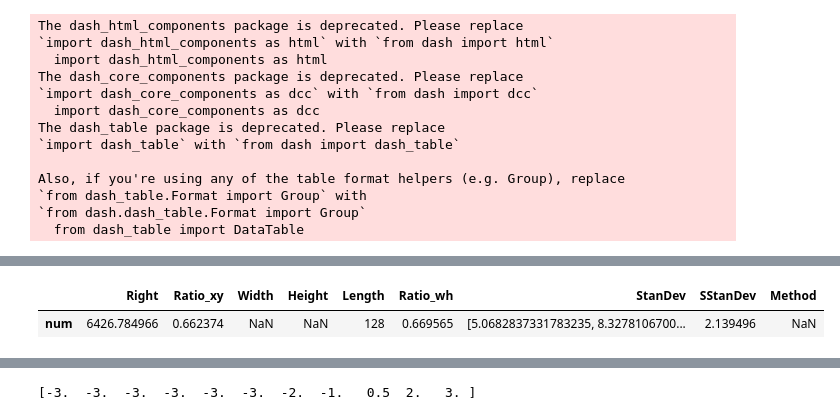
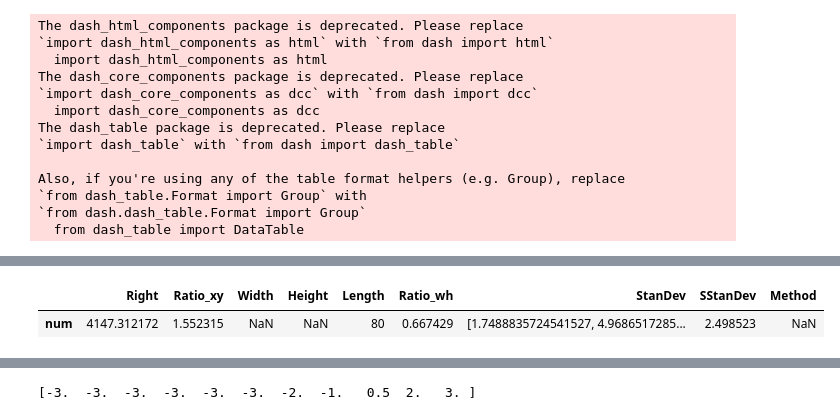
Before and after one commit to PedroGiacomelli/TRabalhoFinal, a Jupyter notebook: S2FinalProject.ipynb, the cells around one changed output, grey strips where cells are left out. Cells and saved outputs as stored; diff of their text form; code cells hidden in the pictures.

```diff
--- a/S2FinalProject.ipynb
+++ b/S2FinalProject.ipynb
@@ -568,11 +566,11 @@ NameError: name 'PreventUpdate' is not defined
 # ---------------------------------------------- DRAW NUM FILTER ---------------------------------------------- #
 
 
-lstx=[46.671875, 47.171875, 47.671875, 48.171875, 48.671875, 50.171875, 51.671875, 53.671875, 55.671875, 57.671875, 59.671875, 62.171875, 64.671875, 67.171875, 69.671875, 72.671875, 75.671875, 78.171875, 80.671875, 83.171875, 85.671875, 87.171875, 88.671875, 90.171875, 91.671875, 92.671875, 93.671875, 94.171875, 94.671875, 95.671875, 96.671875, 96.671875, 96.671875, 96.671875, 96.671875, 96.171875, 95.671875, 94.171875, 92.671875, 91.671875, 90.671875, 89.171875, 87.671875, 85.671875, 83.671875, 82.171875, 80.671875, 78.171875, 75.671875, 73.171875, 70.671875, 68.171875, 65.671875, 63.671875, 61.671875, 59.671875, 57.671875, 56.671875, 55.671875, 55.171875, 54.671875, 55.171875, 55.671875, 56.171875, 56.671875, 57.171875, 57.671875, 59.171875, 60.671875, 62.171875, 63.671875, 64.671875, 65.671875, 67.671875, 69.671875, 71.171875, 72.671875, 74.171875, 75.671875, 77.171875, 78.671875, 80.171875, 81.671875, 83.171875, 84.671875, 85.671875, 86.671875, 87.671875, 88.671875, 89.171875, 89.671875, 89.671875, 89.671875, 89.671875, 89.671875, 89.671875, 89.671875, 89.671875, 89.671875, 89.671875, 89.671875, 88.671875, 87.671875, 87.171875, 86.671875, 86.171875, 85.671875, 84.171875, 82.671875, 81.171875, 79.671875, 78.171875, 76.671875, 75.671875, 74.671875, 73.171875, 71.671875, 70.671875, 69.671875, 69.171875, 68.671875, 68.171875, 67.671875, 67.171875, 66.671875, 65.671875, 64.671875, 64.171875]
+lstx=[46.921875, 47.421875, 47.921875, 48.421875, 48.921875, 49.921875, 50.921875, 52.421875, 53.921875, 55.921875, 57.921875, 59.421875, 60.921875, 63.421875, 65.921875, 69.921875, 73.921875, 78.421875, 82.921875, 86.421875, 89.921875, 94.421875, 98.921875, 102.421875, 105.921875, 108.921875, 111.921875, 113.421875, 114.921875, 115.421875, 115.921875, 116.421875, 116.921875, 116.921875, 116.921875, 116.921875, 116.921875, 116.921875, 116.921875, 116.921875, 116.921875, 115.921875, 114.921875, 113.921875, 112.921875, 111.421875, 109.921875, 108.921875, 107.921875, 106.421875, 104.921875, 103.921875, 102.921875, 101.921875, 100.921875, 99.421875, 97.921875, 97.421875, 96.921875, 94.921875, 92.921875, 92.421875, 91.921875, 89.921875, 87.921875, 86.921875, 85.921875, 84.921875, 83.921875, 83.421875, 82.921875, 82.421875, 81.921875, 81.421875, 80.921875, 80.921875, 80.921875, 80.921875, 80.921875, 80.421875]
 
 
 
-lsty=[27, 27, 27, 27, 27, 26.5, 26, 26, 26, 26, 26, 26, 26, 26, 26, 26.5, 27, 27.5, 28, 29, 30, 30.5, 31, 32, 33, 34, 35, 36, 37, 38.5, 40, 41, 42, 44, 46, 47.5, 49, 50, 51, 52.5, 54, 55.5, 57, 58.5, 60, 61, 62, 63, 64, 65, 66, 66.5, 67, 67.5, 68, 68.5, 69, 69.5, 70, 70, 70, 70, 70, 70, 70, 70, 70, 70, 70, 70.5, 71, 72, 73, 74, 75, 76, 77, 78, 79, 81, 83, 84.5, 86, 88, 90, 91.5, 93, 94.5, 96, 97.5, 99, 101, 103, 104.5, 106, 108.5, 111, 112.5, 114, 115.5, 117, 119, 121, 121.5, 122, 123, 124, 125, 126, 127, 128, 129, 130, 131, 132, 133, 134, 134.5, 135, 135, 135, 135, 135, 135, 135, 135, 135, 135]
+lsty=[37.453125, 37.453125, 37.453125, 37.453125, 37.453125, 37.453125, 37.453125, 37.453125, 37.453125, 37.453125, 37.453125, 37.453125, 37.453125, 37.453125, 37.453125, 37.453125, 37.453125, 37.453125, 37.453125, 37.453125, 37.453125, 37.453125, 37.453125, 36.953125, 36.453125, 35.953125, 35.453125, 34.953125, 34.453125, 33.953125, 33.453125, 33.453125, 33.453125, 32.953125, 32.453125, 32.953125, 33.453125, 33.953125, 34.453125, 36.453125, 38.453125, 39.953125, 41.453125, 43.953125, 46.453125, 49.453125, 52.453125, 55.953125, 59.453125, 62.453125, 65.453125, 69.453125, 73.453125, 76.953125, 80.453125, 83.453125, 86.453125, 89.453125, 92.453125, 95.953125, 99.453125, 102.453125, 105.453125, 109.453125, 113.453125, 116.453125, 119.453125, 122.453125, 125.453125, 127.953125, 130.453125, 131.953125, 133.453125, 134.453125, 135.453125, 135.953125, 136.453125, 136.953125, 137.453125, 137.453125]
 
 
 
@@ -656,42 +654,42 @@ fig["ratio_y"].update({
 
 fig["ratio_wh"].update({
 
-    "num": 77/115
+    "num": 70/104.88
 
 })
 
 fig["length"].update({
 
     "num": len(lsty)
 
     })
 
 fig["StanDev"].update({
 
     "num": stdd
 
     })
 
 fig["SStanDev"].update({
 
     "num": np.std(stdd)
 
     })
 
 
 data2={#"Wrong":b_fig["final_distW"],
   "Right":fig["final_distR"],"Ratio_xy":fig["ratio_xy"],
   #"Abs":b_fig["final_dist_abs"],
-  "Width":b_fig["width"],"Height":b_fig["height"],
+  "Width":fig["width"],"Height":fig["height"],
   "Length":fig["length"],"Ratio_wh":fig["ratio_wh"],
   "StanDev":fig["StanDev"], "SStanDev":fig["SStanDev"],
   "Method":fig["method"]}
 
 dfff=pd.DataFrame.from_dict(data2)
 display(dfff)
 # %% [output]
 |  | Right | Ratio_xy | Width | Height | Length | Ratio_wh | StanDev | SStanDev | Method |
-| num | 6426.784966 | 0.662374 | NaN | NaN | 128 | 0.669565 | [5.0682837331783235, 8.3278106700... | 2.139496 | NaN |
+| num | 4147.312172 | 1.552315 | NaN | NaN | 80 | 0.667429 | [1.7488835724541527, 4.9686517285... | 2.498523 | NaN |
 # %%
 # ----------------------------------------------------------------------------------------------------------------------- #
 # ---------------------------------------------------- BASE ------------------------------------------------------------- #
```
Also changed, not shown: parts of 4 cells of this notebook.
